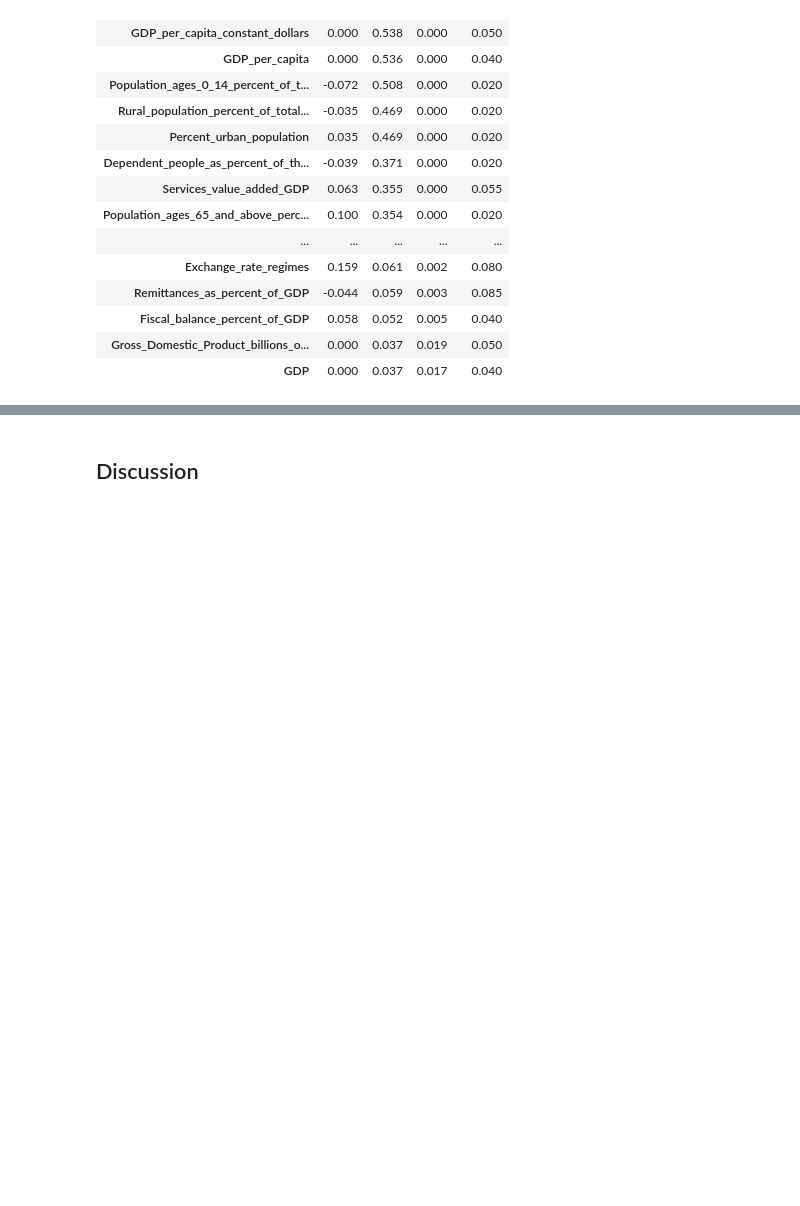
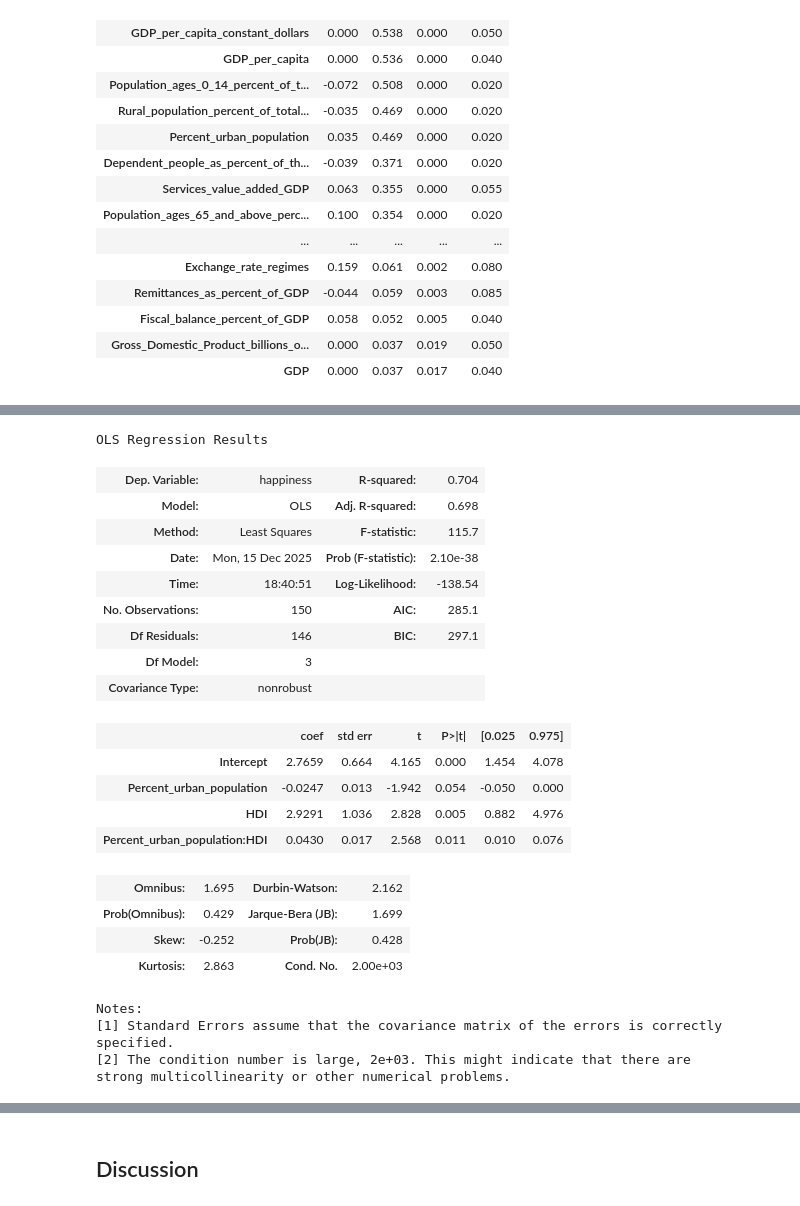
Before and after one commit to Orilly/data-science-summative, a Jupyter notebook: main.ipynb, the cells around one changed output, grey strips where cells are left out. Cells and saved outputs as stored; diff of their text form; code cells hidden in the pictures; blank space fills up the shorter version.

```diff
--- a/main.ipynb
+++ b/main.ipynb
@@ -239,0 +261,27 @@ strong multicollinearity or other numerical problems.
+# %%
+model = smf.ols('happiness ~ Percent_urban_population*HDI', data=df2018).fit()
+model.summary()
+# %% [output]
+OLS Regression Results
+| Dep. Variable: | happiness | R-squared: | 0.704 |
+| Model: | OLS | Adj. R-squared: | 0.698 |
+| Method: | Least Squares | F-statistic: | 115.7 |
+| Date: | Mon, 15 Dec 2025 | Prob (F-statistic): | 2.10e-38 |
+| Time: | 18:40:51 | Log-Likelihood: | -138.54 |
+| No. Observations: | 150 | AIC: | 285.1 |
+| Df Residuals: | 146 | BIC: | 297.1 |
+| Df Model: | 3 |  |  |
+| Covariance Type: | nonrobust |  |  |
+|  | coef | std err | t | P>|t| | [0.025 | 0.975] |
+| Intercept | 2.7659 | 0.664 | 4.165 | 0.000 | 1.454 | 4.078 |
+| Percent_urban_population | -0.0247 | 0.013 | -1.942 | 0.054 | -0.050 | 0.000 |
+| HDI | 2.9291 | 1.036 | 2.828 | 0.005 | 0.882 | 4.976 |
+| Percent_urban_population:HDI | 0.0430 | 0.017 | 2.568 | 0.011 | 0.010 | 0.076 |
+| Omnibus: | 1.695 | Durbin-Watson: | 2.162 |
+| Prob(Omnibus): | 0.429 | Jarque-Bera (JB): | 1.699 |
+| Skew: | -0.252 | Prob(JB): | 0.428 |
+| Kurtosis: | 2.863 | Cond. No. | 2.00e+03 |
+Notes:
+[1] Standard Errors assume that the covariance matrix of the errors is correctly specified.
+[2] The condition number is large, 2e+03. This might indicate that there are
+strong multicollinearity or other numerical problems.
```
Also changed, not shown: parts of 17 cells of this notebook.
